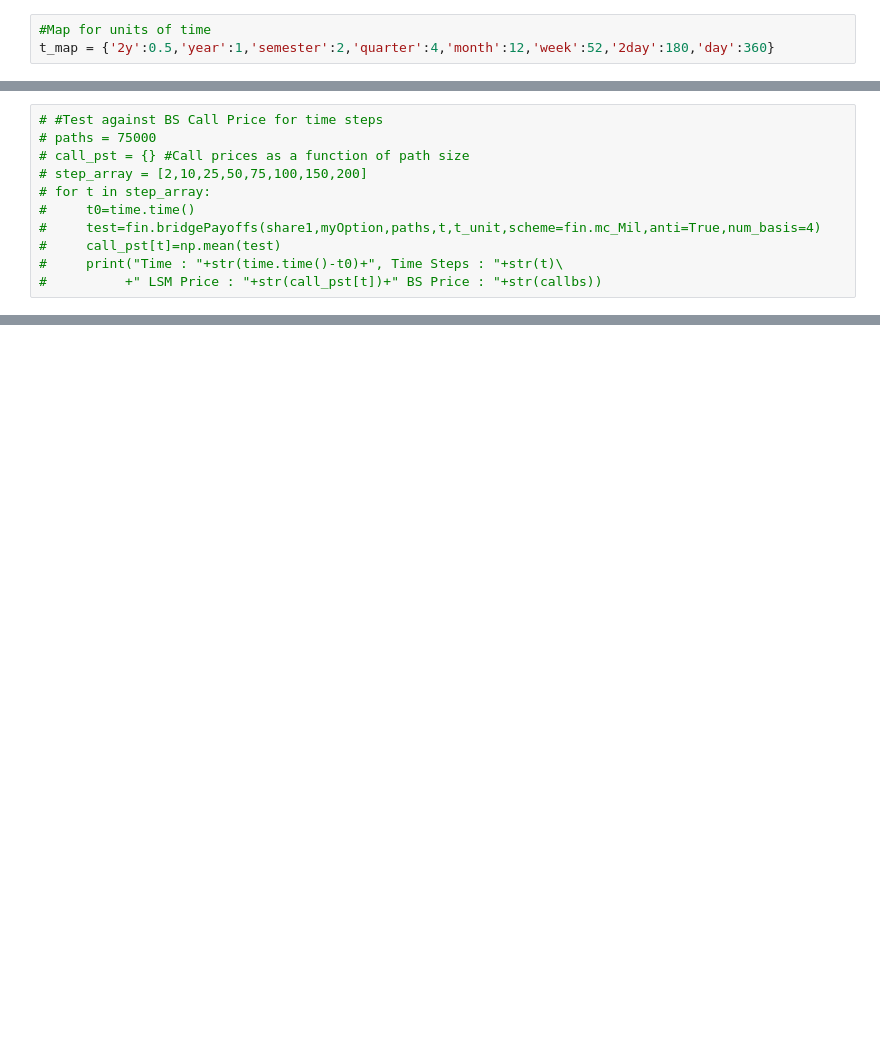
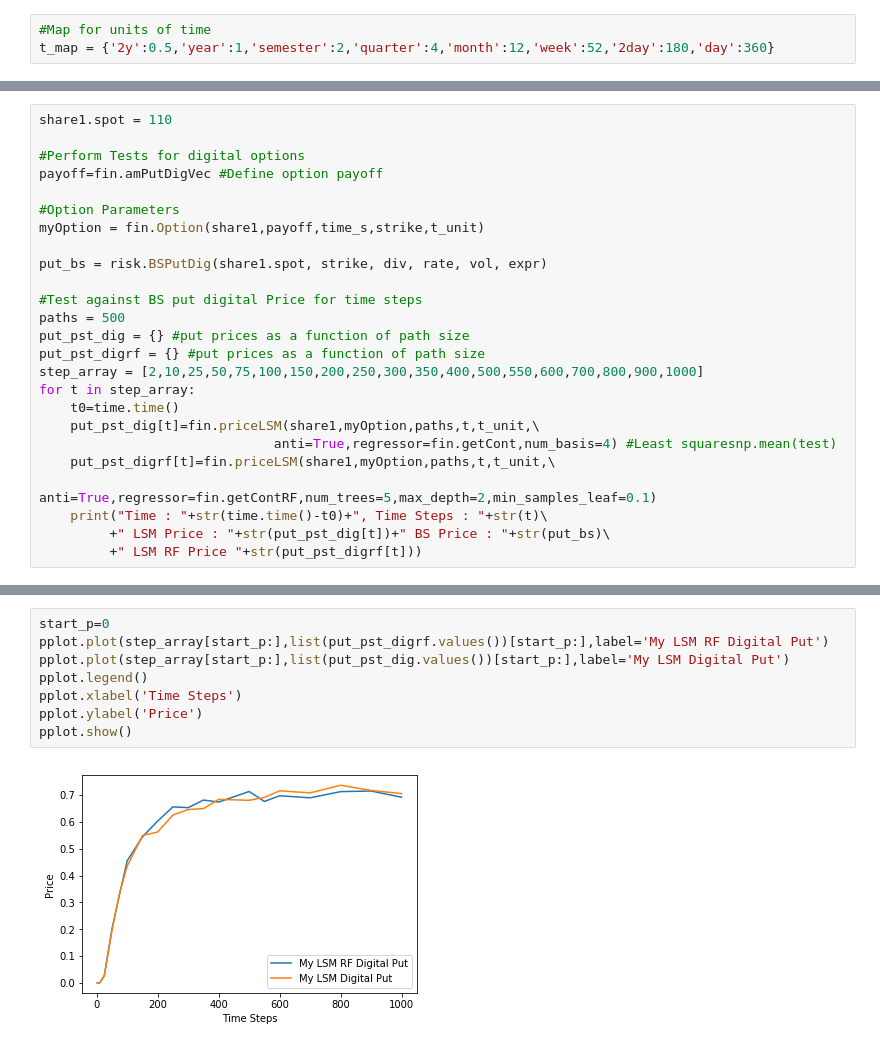
Before and after one commit to maylathant/NYU_Machine_Learning_Project, a Jupyter notebook: pythonMC/AmericanOptionML.ipynb, the cells around one changed output, grey strips where cells are left out. Drawn from its saved outputs; the diff is of its cells as text; blank space fills up the shorter version.

```diff
--- a/pythonMC/AmericanOptionML.ipynb
+++ b/pythonMC/AmericanOptionML.ipynb
@@ -111,11 +217,25 @@ pplot.show()
 # %%
-# #Test against BS Call Price for time steps
-# paths = 75000
-# call_pst = {} #Call prices as a function of path size
-# step_array = [2,10,25,50,75,100,150,200]
-# for t in step_array:
-#     t0=time.time()
-#     test=fin.bridgePayoffs(share1,myOption,paths,t,t_unit,scheme=fin.mc_Mil,anti=True,num_basis=4)
-#     call_pst[t]=np.mean(test)
-#     print("Time : "+str(time.time()-t0)+", Time Steps : "+str(t)\
-#          +" LSM Price : "+str(call_pst[t])+" BS Price : "+str(callbs))
+share1.spot = 110
+
+#Perform Tests for digital options
+payoff=fin.amPutDigVec #Define option payoff
+
+#Option Parameters
+myOption = fin.Option(share1,payoff,time_s,strike,t_unit)
+
+put_bs = risk.BSPutDig(share1.spot, strike, div, rate, vol, expr)
+
+#Test against BS put digital Price for time steps
+paths = 500
+put_pst_dig = {} #put prices as a function of path size
+put_pst_digrf = {} #put prices as a function of path size
+step_array = [2,10,25,50,75,100,150,200,250,300,350,400,500,550,600,700,800,900,1000]
+for t in step_array:
+    t0=time.time()
+    put_pst_dig[t]=fin.priceLSM(share1,myOption,paths,t,t_unit,\
+                              anti=True,regressor=fin.getCont,num_basis=4) #Least squaresnp.mean(test)
+    put_pst_digrf[t]=fin.priceLSM(share1,myOption,paths,t,t_unit,\
+                              anti=True,regressor=fin.getContRF,num_trees=5,max_depth=2,min_samples_leaf=0.1)
+    print("Time : "+str(time.time()-t0)+", Time Steps : "+str(t)\
+         +" LSM Price : "+str(put_pst_dig[t])+" BS Price : "+str(put_bs)\
+         +" LSM RF Price "+str(put_pst_digrf[t]))
@@ -121,0 +282,10 @@ pplot.show()
+# %%
+start_p=0
+pplot.plot(step_array[start_p:],list(put_pst_digrf.values())[start_p:],label='My LSM RF Digital Put')
+pplot.plot(step_array[start_p:],list(put_pst_dig.values())[start_p:],label='My LSM Digital Put')
+pplot.legend()
+pplot.xlabel('Time Steps')
+pplot.ylabel('Price')
+pplot.show()
+# %% [output]
+[figure, added]
```
Also changed, not shown: parts of 23 cells of this notebook, 19 other files.
